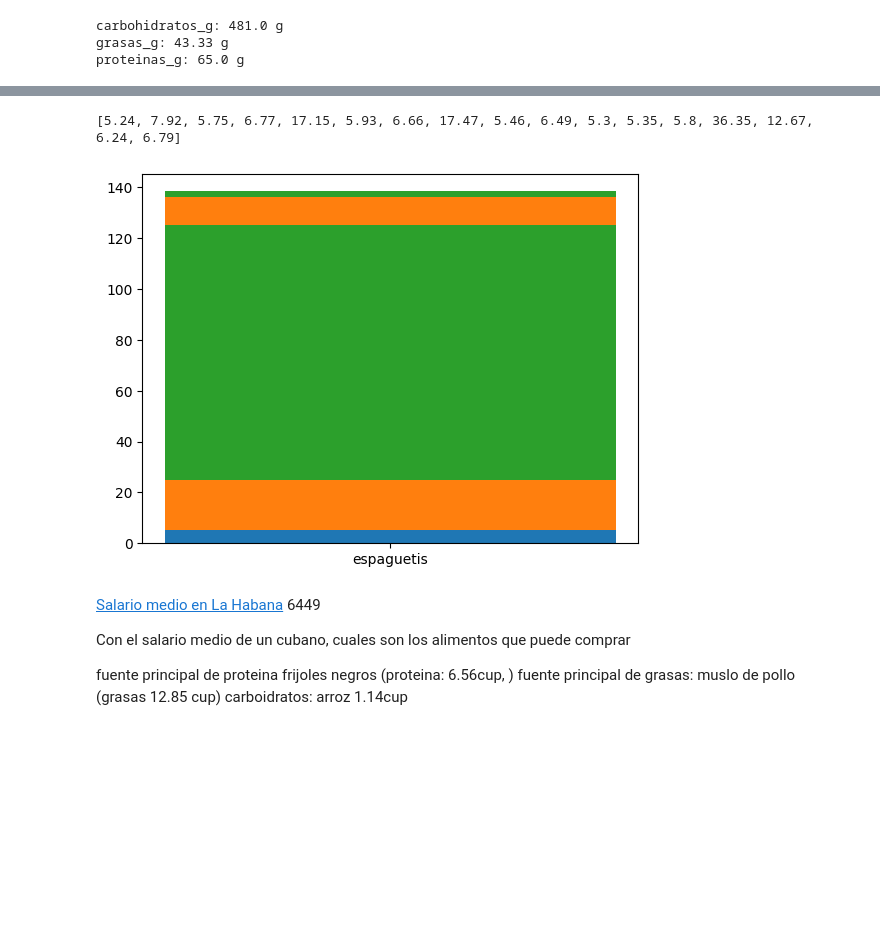
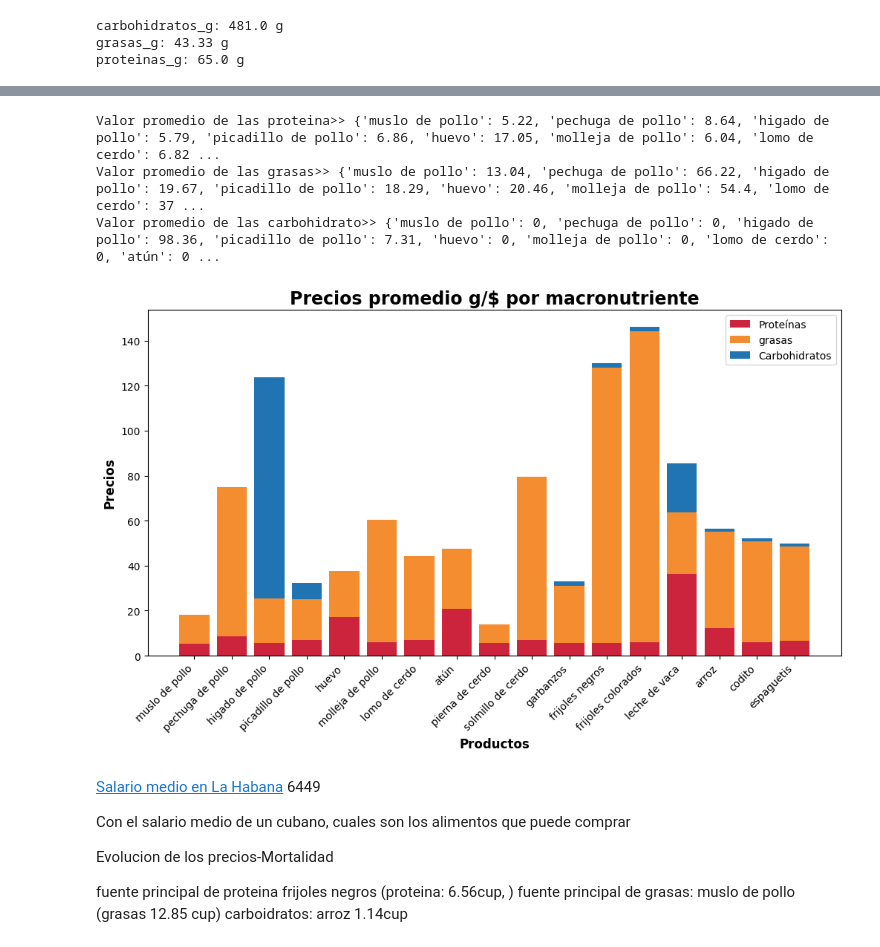
Before and after one commit to datascienceelias-png/proyecto_mipymes, a Jupyter notebook: analisis.ipynb, the cells around one changed output, grey strips where cells are left out. Cells and saved outputs as stored; diff of their text form; code cells hidden in the pictures; blank space fills up the shorter version.

```diff
--- a/analisis.ipynb
+++ b/analisis.ipynb
@@ -87,23 +94,33 @@ proteinas_g: 65.0 g
 # %%
+import matplotlib.pyplot as plt
+
 protein = fn.costo_promedio_nutr(mipyme, productos,proteina)
 gras = fn.costo_promedio_nutr(mipyme, productos, grasas)
 car = fn.costo_promedio_nutr(mipyme, productos,carbohidratos)
 
+print(f"Valor promedio de las proteina>> {protein}")
+print(f"Valor promedio de las grasas>> {gras}")
+print(f"Valor promedio de las carbohidrato>> {car}")
+
 p = list(protein.values())
 g = list(gras.values())
 c = list(car.values())
-print(p)
 
-gr.barra_apilada(producto, c, p, g)
+
+gr.barra_apilada(productos,c,p,g)
 # %% [output]
-[5.24, 7.92, 5.75, 6.77, 17.15, 5.93, 6.66, 17.47, 5.46, 6.49, 5.3, 5.35, 5.8, 36.35, 12.67, 6.24, 6.79]
+Valor promedio de las proteina>> {'muslo de pollo': 5.22, 'pechuga de pollo': 8.64, 'higado de pollo': 5.79, 'picadillo de pollo': 6.86, 'huevo': 17.05, 'molleja de pollo': 6.04, 'lomo de cerdo': 6.82 ...
+Valor promedio de las grasas>> {'muslo de pollo': 13.04, 'pechuga de pollo': 66.22, 'higado de pollo': 19.67, 'picadillo de pollo': 18.29, 'huevo': 20.46, 'molleja de pollo': 54.4, 'lomo de cerdo': 37 ...
+Valor promedio de las carbohidrato>> {'muslo de pollo': 0, 'pechuga de pollo': 0, 'higado de pollo': 98.36, 'picadillo de pollo': 7.31, 'huevo': 0, 'molleja de pollo': 0, 'lomo de cerdo': 0, 'atún': 0 ...
-[figure, old version]
+[figure, new version]
 # %% [markdown]
 
 [Salario medio en La Habana](https://www.onei.gob.cu/sites/default/files/publicaciones/2025-04/salario-medio-en-cifras-2024-edicion-2025.pdf) 6449
 
 Con el salario medio de un cubano, cuales son los alimentos que puede comprar
 
+Evolucion de los precios-Mortalidad
+
 fuente principal de proteina frijoles negros (proteina: 6.56cup, )
 fuente principal de grasas: muslo de pollo (grasas 12.85 cup)
 carboidratos: arroz 1.14cup
```
Also changed, not shown: parts of 3 cells of this notebook, 3 other files.
